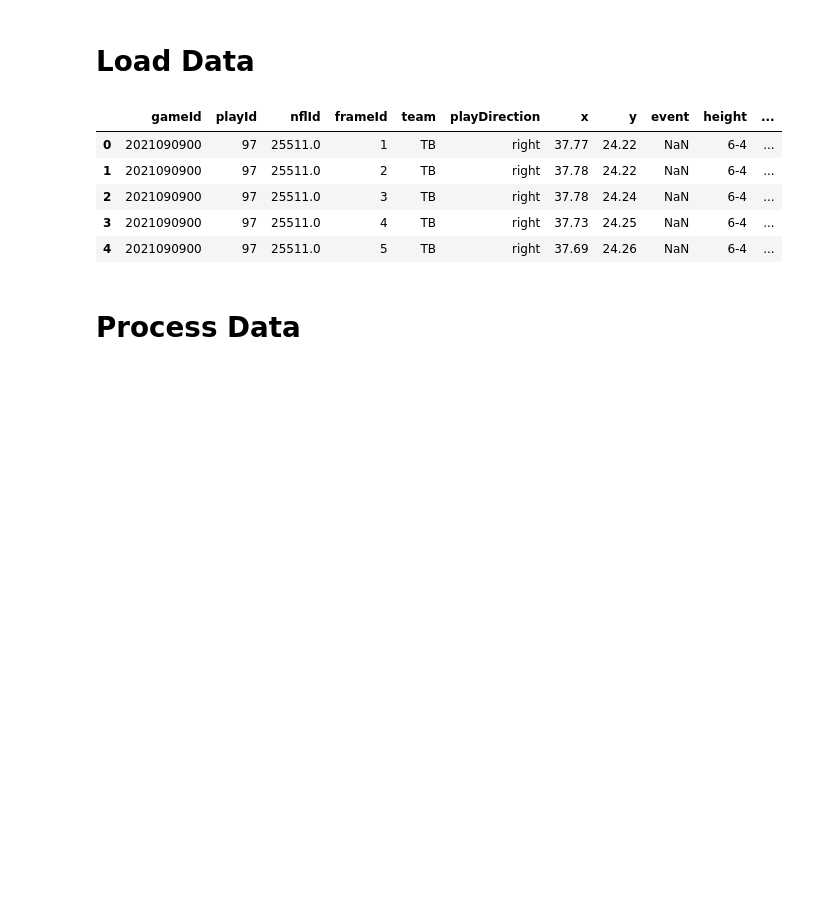
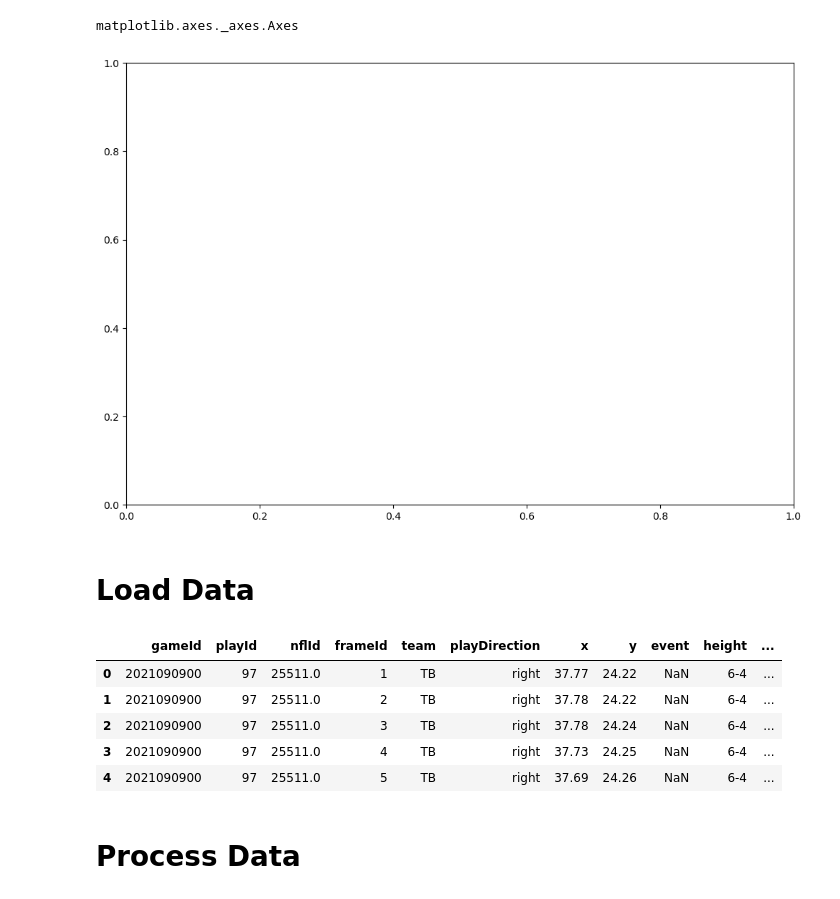
Before and after one commit to mbcalli/cfb, a Jupyter notebook: formations/formations.ipynb, the cells around one changed output. Saved outputs shown, nothing was run; the diff lists cells and outputs as text; code cells hidden in the pictures; blank space fills up the shorter version.

```diff
--- a/formations/formations.ipynb
+++ b/formations/formations.ipynb
@@ -9,6 +9,12 @@ from sklearn.cluster import KMeans
 from sklearn.cluster import DBSCAN
 
 from formations import Side, get_relative_tracking, plot_all_formations, train_k_means, train_dbscan, plot_model
+# %%
+fig, ax = plt.subplots(figsize=(12, 8))
+type(ax)
+# %% [output]
+matplotlib.axes._axes.Axes
+[figure, added]
 # %% [markdown]
 # Load Data
 # %%
```
Also changed, not shown: parts of 1 cell of this notebook, 1 other file.
